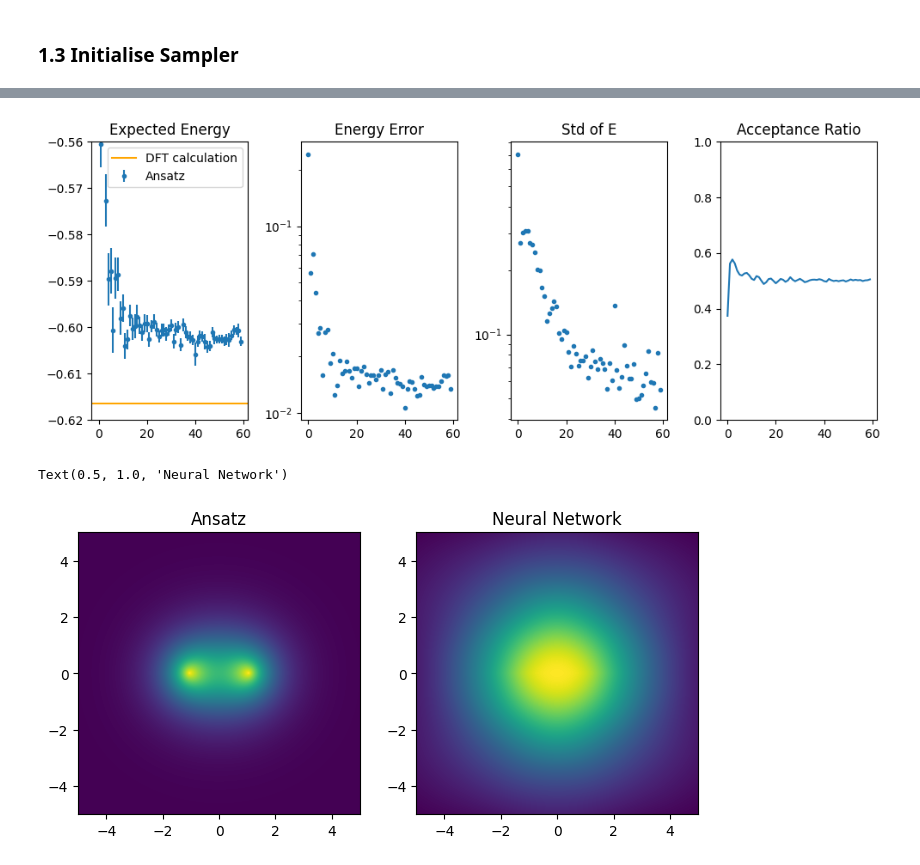
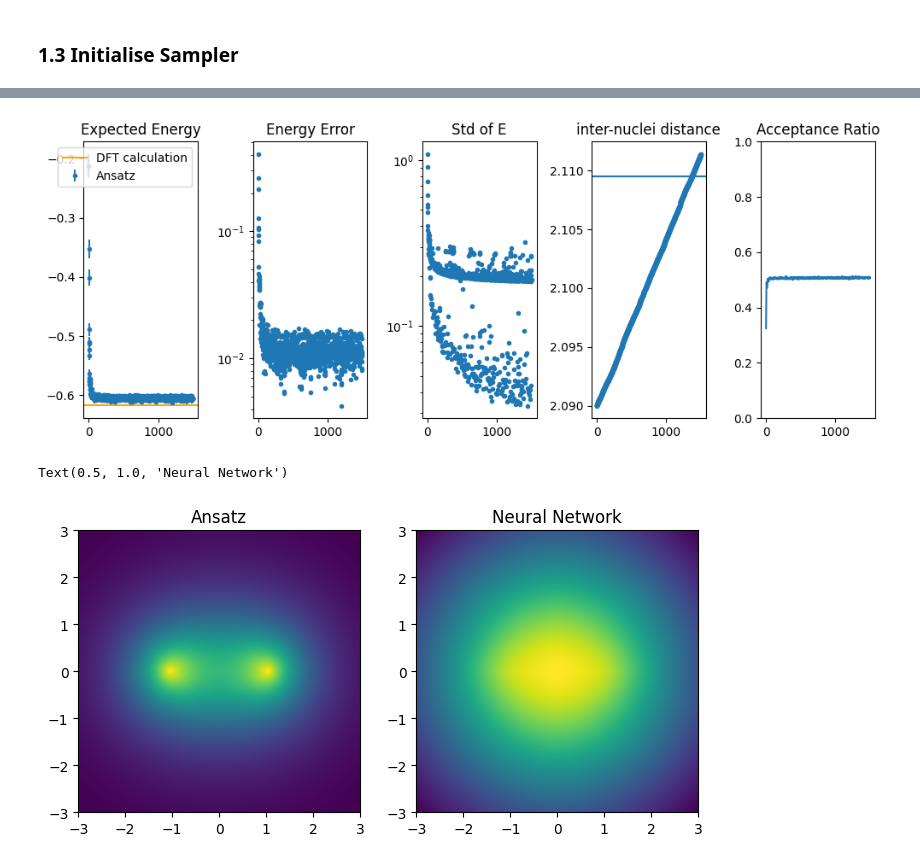
Before and after one commit to evanwonisch/NeuralQuantumStates, a Jupyter notebook: run/LCAO/dihydrogen_variable_distance.ipynb, the cells around one changed output, grey strips where cells are left out. Saved outputs shown, nothing was run; the diff lists cells and outputs as text; code cells hidden in the pictures.

Commit message:
Hellmann-Feynmann method

```diff
--- a/run/LCAO/dihydrogen_variable_distance.ipynb
+++ b/run/LCAO/dihydrogen_variable_distance.ipynb
@@ -213,7 +208,6 @@ f.tight_layout()
 # %%
 class SymmetrySampler(module.samplers.MCMC):
     def propose(self, key, element):
-        a, b = jax.random.split(key)
         subkey, _ = jax.random.split(key)
 
         mirrorprob = 0.01
@@ -289,26 +287,52 @@ optimizer_state = optimizer.init(param)
+# %%
+stats = {"E":[], "dE":[], "ratio":[], "N_samples": [], "dist":[]}
+param = ansatz.init_param(key)
+
+def map_nested_fn(fn):
+  '''Recursively apply `fn` to the key-value pairs of a nested dict'''
+  def map_fn(nested_dict):
+    return {k: (map_fn(v) if isinstance(v, dict) else fn(k, v))
+            for k, v in nested_dict.items()}
+  return map_fn
+
+def mapper(k,_):
+  if k == "dist":
+    return "dist"
+  return "nn"
+label_fn = map_nested_fn(mapper)
+
+optimizer = optax.multi_transform({'nn': optax.adam(0.001), 'dist': optax.sgd(0.00001)}, label_fn)
+optimizer_state = optimizer.init(param)
 # %%
 N = 3000
-epoch = 30
+epoch = 1200
 
 for i in tqdm(range(epoch)):
     key, _ = jax.random.split(key)
     samples, ratio = get_samples(N)
-    grad, E, dE = calc_grad_E(hamiltonian, ansatz, param, samples)
+    gradPsi, gradR, E, dE = calc_grad_E(hamiltonian, ansatz, param, samples)
+
+    total_grad = jax.tree_util.tree_map(lambda x,y:x+y, gradPsi, gradR)
 
     stats["E"].append(E)
     stats["dE"].append(dE)
     stats["ratio"].append(ratio)
     stats["N_samples"].append(N)
+    stats["dist"].append(param["dist"])
 
-    updates, optimizer_state = optimizer.update(grad, optimizer_state, param)
+    updates, optimizer_state = optimizer.update(total_grad, optimizer_state, param)
 
-    param = optax.apply_updates(param, updates)
+    param["nn"] = jax.tree_util.tree_map(lambda a,b:a+b,param["nn"], updates["nn"])
+    param["dist"] = jax.tree_util.tree_map(lambda a,b:a+b,param["dist"], updates["dist"])
+    newR = param["lcao"]["R"].at[0,0].set(param["lcao"]["R"][0,0] - updates["dist"] / 2)
+    newR = newR.at[1,0].set(param["lcao"]["R"][1,0] + updates["dist"] / 2)
+    param["lcao"]["R"] = newR
 # %%
 numpy_stats = {}
 for key_ in stats.keys():
     numpy_stats[key_] = np.array(stats[key_])
 
-f, ax = plt.subplots(1, 4, figsize = (10, 4))
+f, ax = plt.subplots(1, 5, figsize = (10, 4))
 i = np.arange(len(stats["E"]))
 
 ax[0].errorbar(i, numpy_stats["E"], yerr = numpy_stats["dE"]/jnp.sqrt(numpy_stats["N_samples"]), fmt = ".", label = "Ansatz")
@@ -316,7 +340,7 @@ ax[0].errorbar(i, numpy_stats["E"], yerr = numpy_stats["dE"]/jnp.sqrt(numpy_stat
 ax[0].set_title("Expected Energy")
 ax[0].axhline(-0.616515, label = "DFT calculation", color = "orange")
 ax[0].legend(loc = "upper right")
-ax[0].set_ylim(-0.62, -0.56)
+# ax[0].set_ylim(-0.62, -0.56)
 
 ax[1].scatter(i, jnp.abs(numpy_stats["E"]+0.616515) , label = "error", marker = ".")
 ax[1].set_title("Energy Error")
@@ -326,35 +350,39 @@ ax[2].scatter(i, stats["dE"], marker = ".")
 ax[2].set_title("Std of E")
 ax[2].set_yscale("log")
 
-ax[3].plot(stats["ratio"])
-ax[3].set_ylim(0,1)
-ax[3].set_title("Acceptance Ratio")
+ax[3].scatter(i, stats["dist"], marker = ".")
+ax[3].set_title("inter-nuclei distance")
+ax[3].axhline(2.1095)
+
+ax[4].plot(stats["ratio"])
+ax[4].set_ylim(0,1)
+ax[4].set_title("Acceptance Ratio")
 
 f.tight_layout()
 
-# run.utils.save_plot("The neural network improves the LCAO Ansatz in the H2+ molecule.")
+# run.utils.save_plot("Using the Hellmann-Feynmann theorem, the algorithmn does not converge towards the correct energy. Interestingly, the variance of E still decreases.")
 # %% [output]
-[figure, old version]
+[figure, new version]
 # %%
 f, axs = plt.subplots(1, 2, figsize = (8,4))
 
-xs = jnp.linspace(-5, 5, num = 1000)
-ys = jnp.linspace(-5, 5, num = 1000)
+xs = jnp.linspace(-l, l, num = 1000)
+ys = jnp.linspace(-l, l, num = 1000)
 xss, yss = jnp.meshgrid(xs, ys)
 im = jnp.stack((xss, yss, jnp.ones_like(xss) * 0), axis = 2)
 
 res = ansatz.calc_psi(param, im.reshape(-1, 3)).reshape(xss.shape)
-axs[0].imshow(res, extent = [-5, 5, -5, 5])
+axs[0].imshow(res, extent = [-l, l, -l, l])
 axs[0].set_title("Ansatz")
 
-res = ansatz.eval_nn(param, im.reshape(-1, 3)).reshape(xss.shape)
-axs[1].imshow(jnp.exp(res), extent = [-5, 5, -5, 5])
+res = ansatz.eval_nn(param["nn"], im.reshape(-1, 3)).reshape(xss.shape)
+axs[1].imshow(jnp.exp(res), extent = [-l, l, -l, l])
 axs[1].set_title("Neural Network")
 
 # run.utils.save_plot("The optimised H2+ wavefunction.")
 # %% [output]
 Text(0.5, 1.0, 'Neural Network')
-[figure, old version]
+[figure, new version]
 # %%
 plt.figure(figsize=(6, 6))
 
```
Also changed, not shown: parts of 17 cells of this notebook, 5 other files.
